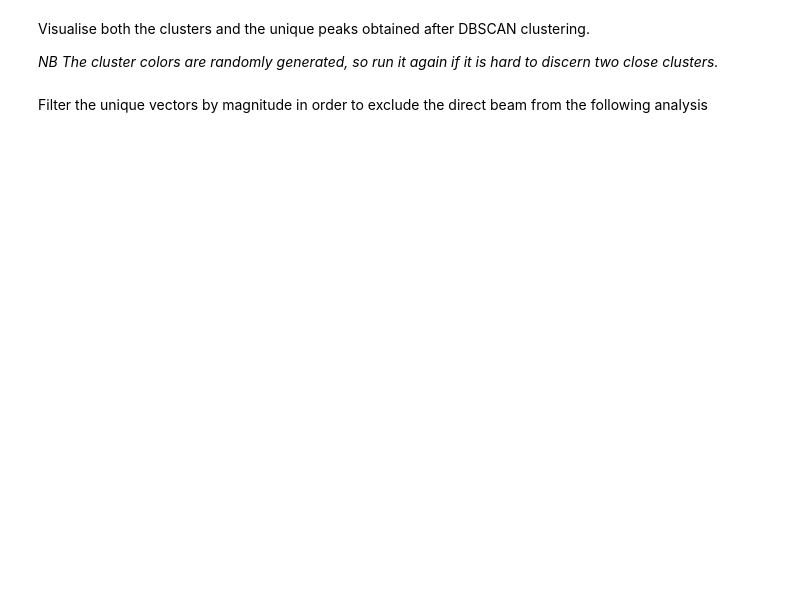
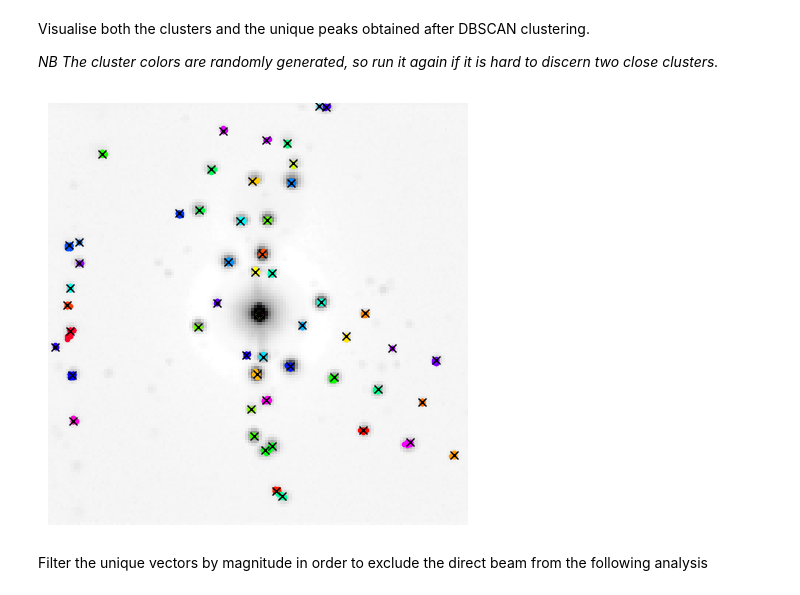
Before and after one commit to pyxem/pyxem-demos, a Jupyter notebook: 06 Nanocrystal segmentation in SPED data - Demonstration on partly overlapping MgO cubes.ipynb, the cells around one changed output. Drawn from its saved outputs; the diff is of its cells as text; code cells hidden in the pictures; blank space fills up the shorter version.

```diff
--- a/06 Nanocrystal segmentation in SPED data - Demonstration on partly overlapping MgO cubes.ipynb
+++ b/06 Nanocrystal segmentation in SPED data - Demonstration on partly overlapping MgO cubes.ipynb
@@ -140,15 +165,17 @@ Visualise both the clusters and the unique peaks obtained after DBSCAN clusterin
 # %%
 peaks_refined.plot_diffraction_vectors(
     method='DBSCAN',
     xlim=reciprocal_radius,
     ylim=reciprocal_radius,
     unique_vectors=unique_peaks,
     distance_threshold=distance_threshold,
     min_samples=min_samples,
-    image_to_plot_on=s_rb.max(),
+    image_to_plot_on=dp_rb.max(),
     image_cmap='gray_r',
     plot_label_colors=True,
     distance_threshold_all=scale*0.1)
+# %% [output]
+[figure, added]
 # %% [markdown]
 Filter the unique vectors by magnitude in order to exclude the direct beam from the following analysis
 # %%
```
Also changed, not shown: parts of 38 cells of this notebook, 2 other files.
